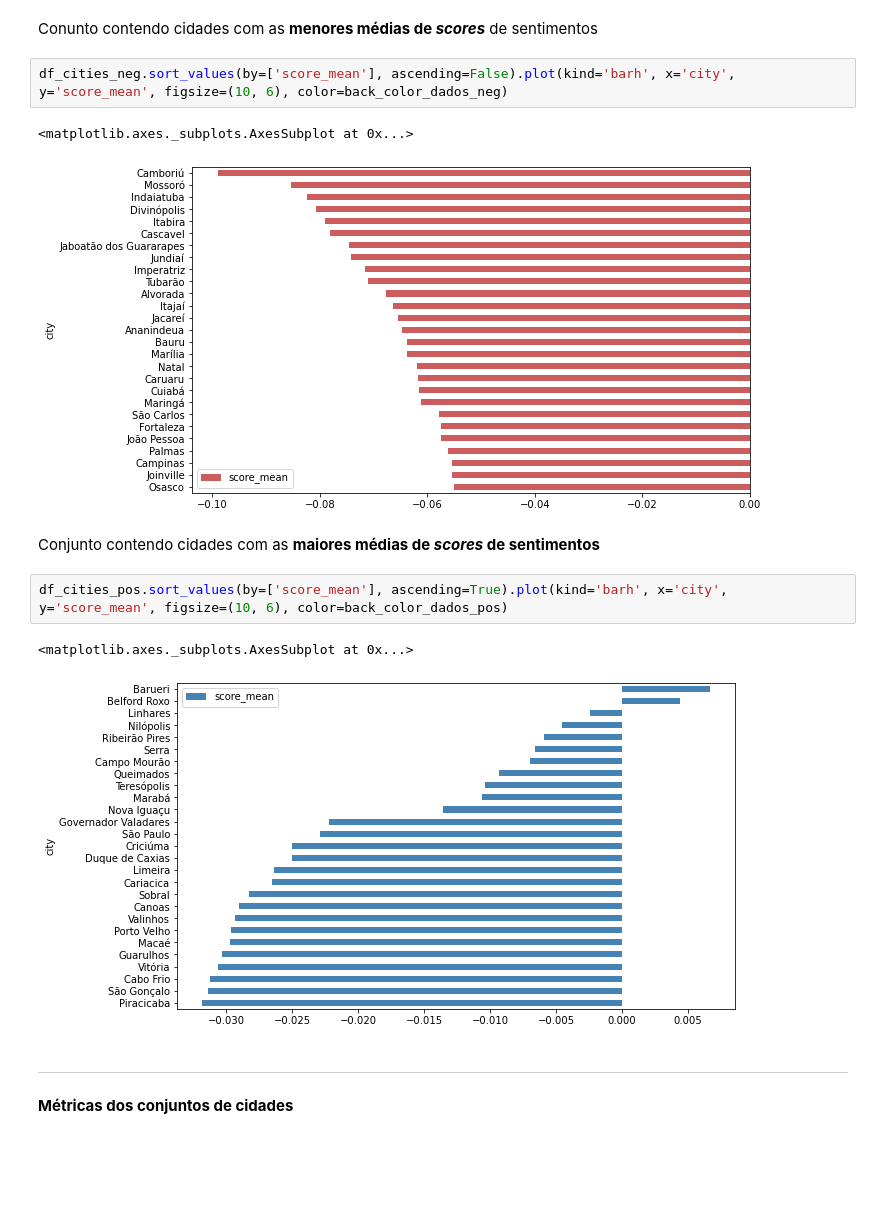
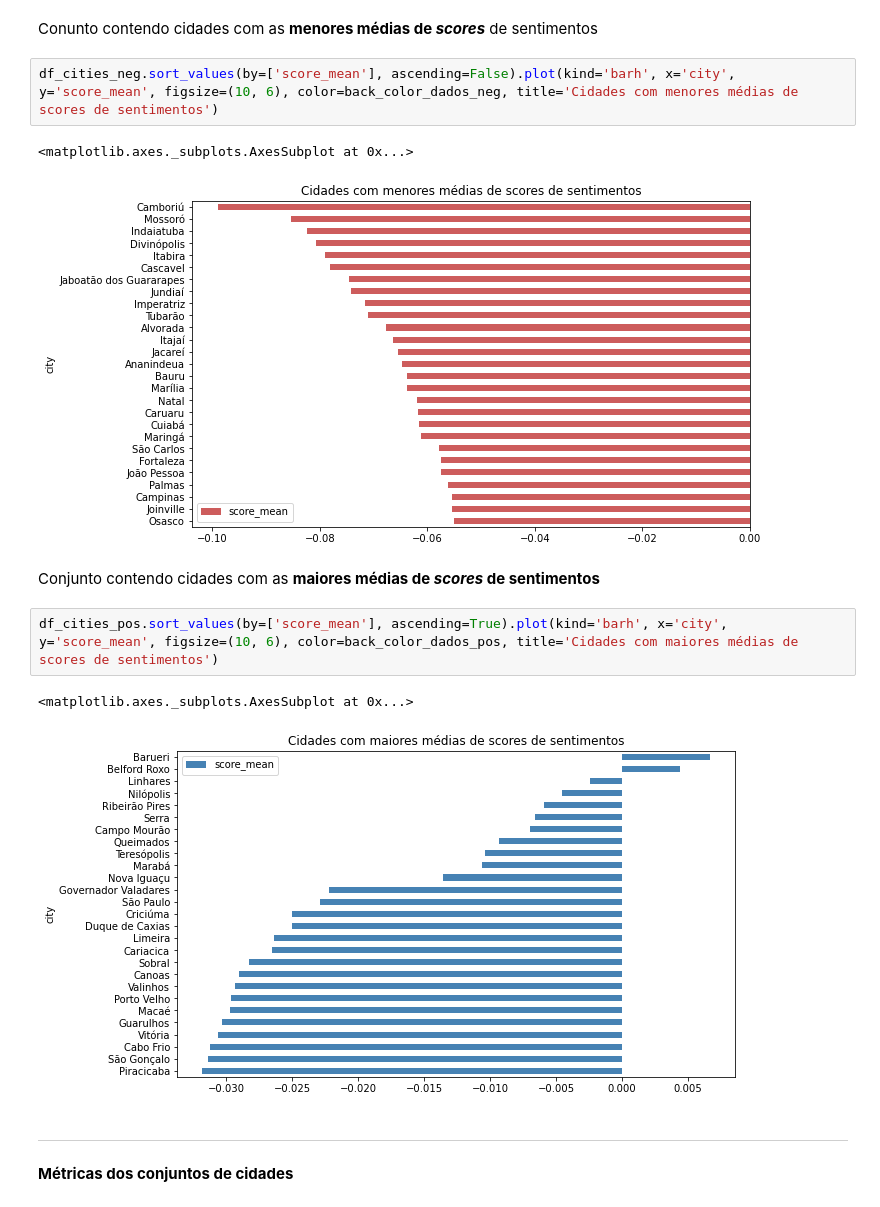
Before and after one commit to mariogmp/LCDIA, a Jupyter notebook: geocov19_brasil_04_resultados.ipynb, the cells around one changed output. Drawn from its saved outputs; the diff is of its cells as text; blank space fills up the shorter version.

```diff
--- a/geocov19_brasil_04_resultados.ipynb
+++ b/geocov19_brasil_04_resultados.ipynb
@@ -500,17 +509,17 @@ len(df_cities_pos)
 # %% [markdown]
 Conunto contendo cidades com as **menores médias de *scores*** de sentimentos
 # %%
-df_cities_neg.sort_values(by=['score_mean'], ascending=False).plot(kind='barh', x='city', y='score_mean', figsize=(10, 6), color=back_color_dados_neg)
+df_cities_neg.sort_values(by=['score_mean'], ascending=False).plot(kind='barh', x='city', y='score_mean', figsize=(10, 6), color=back_color_dados_neg, title='Cidades com menores médias de scores de sentimentos')
 # %% [output]
 <matplotlib.axes._subplots.AxesSubplot at 0x...>
-[figure, old version]
+[figure, new version]
 # %% [markdown]
 Conjunto contendo cidades com as **maiores médias de *scores* de sentimentos**
 # %%
-df_cities_pos.sort_values(by=['score_mean'], ascending=True).plot(kind='barh', x='city', y='score_mean', figsize=(10, 6), color=back_color_dados_pos)
+df_cities_pos.sort_values(by=['score_mean'], ascending=True).plot(kind='barh', x='city', y='score_mean', figsize=(10, 6), color=back_color_dados_pos, title='Cidades com maiores médias de scores de sentimentos')
 # %% [output]
 <matplotlib.axes._subplots.AxesSubplot at 0x...>
-[figure, old version]
+[figure, new version]
 # %% [markdown]
 ***
 **Métricas dos conjuntos de cidades**
```
Also changed, not shown: parts of 11 cells of this notebook, 17 other files.
